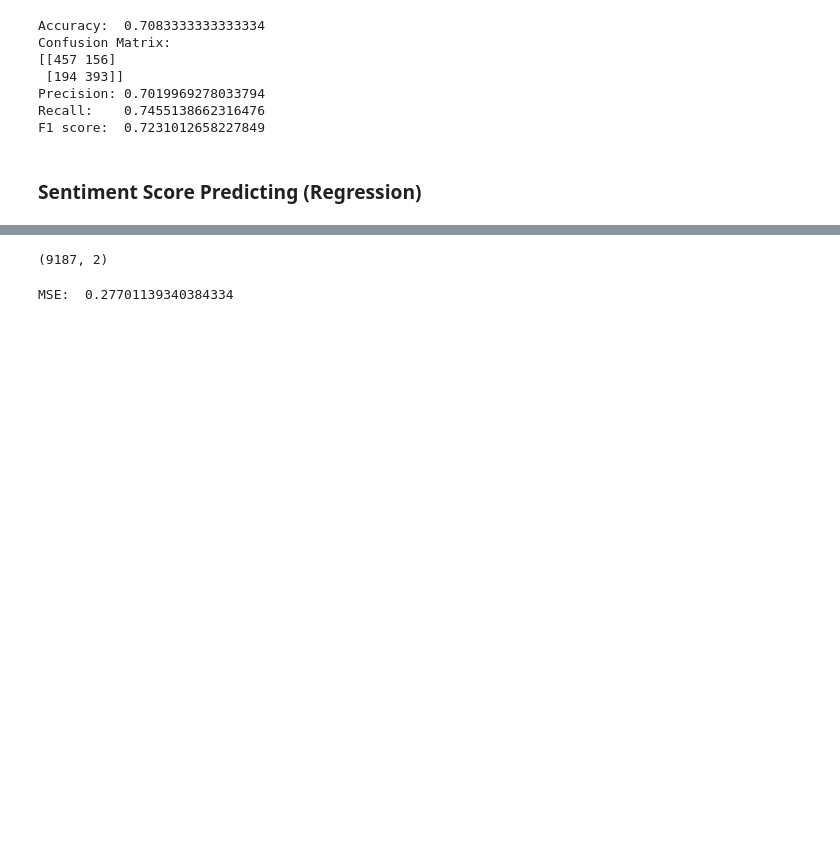
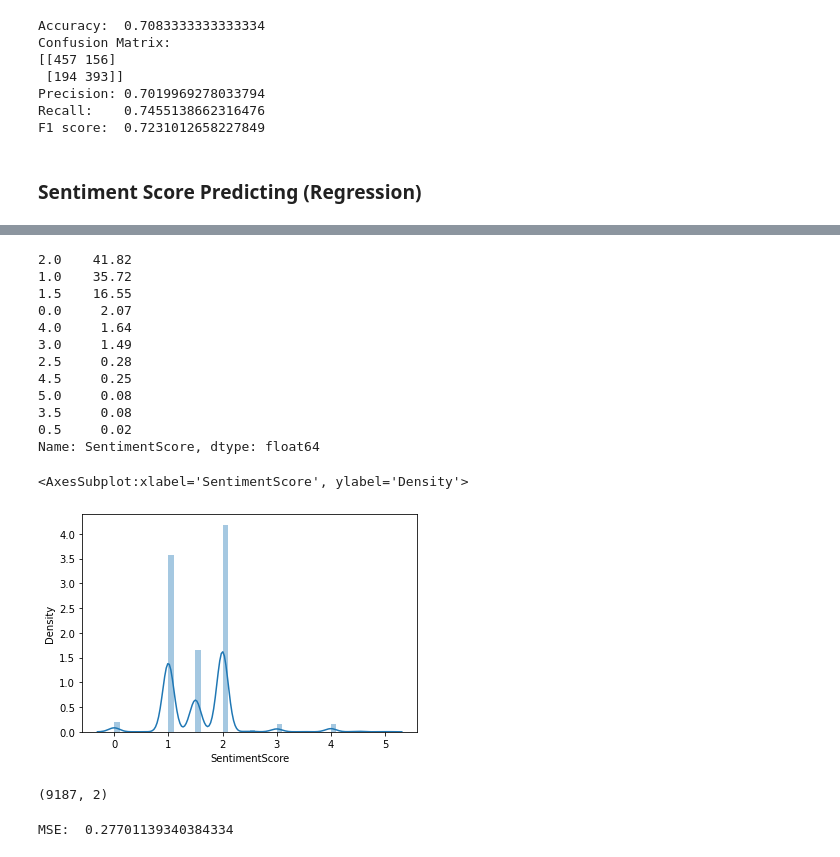
Before and after one commit to yunyihuang/DSC180A-Q1-Project, a Jupyter notebook: notebooks/DSC180A_checkpoint.ipynb, the cells around one changed output, grey strips where cells are left out. Saved outputs shown, nothing was run; the diff lists cells and outputs as text; code cells hidden in the pictures; blank space fills up the shorter version.

```diff
--- a/notebooks/DSC180A_checkpoint.ipynb
+++ b/notebooks/DSC180A_checkpoint.ipynb
@@ -366,3 +390,21 @@ df_ss.head()
+# %%
+print(round(df_ss.SentimentScore.value_counts()*100/len(df_ss),2))
+sns.distplot(df_ss.SentimentScore)
+# %% [output]
+2.0    41.82
+1.0    35.72
+1.5    16.55
+0.0     2.07
+4.0     1.64
+3.0     1.49
+2.5     0.28
+4.5     0.25
+5.0     0.08
+3.5     0.08
+0.5     0.02
+Name: SentimentScore, dtype: float64
+<AxesSubplot:xlabel='SentimentScore', ylabel='Density'>
+[figure, added]
 # %%
 df_ss.shape
 # %% [output]
```
Also changed, not shown: parts of 14 cells of this notebook, 10 other files.
